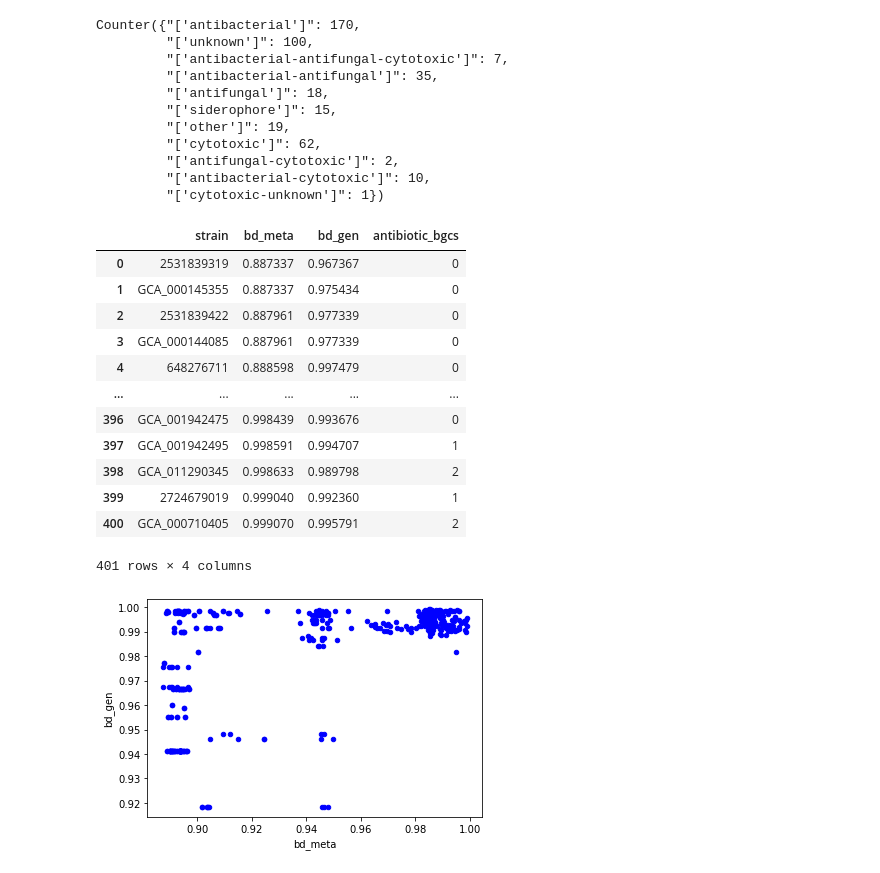
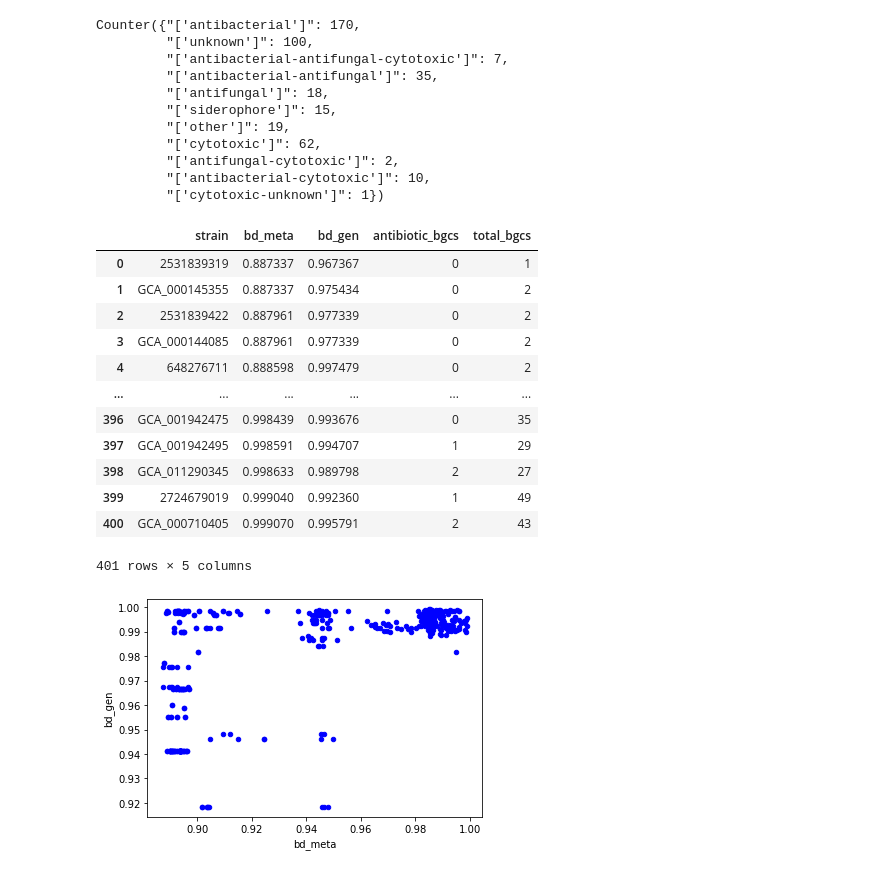
Before and after one commit to tiagolbiotech/BioGeneClassifier, a Jupyter notebook: notebook5-BioGeneClassifier-PoDP-220624.ipynb, the cells around one changed output. Drawn from its saved outputs; the diff is of its cells as text; code cells hidden in the pictures.

```diff
--- a/notebook5-BioGeneClassifier-PoDP-220624.ipynb
+++ b/notebook5-BioGeneClassifier-PoDP-220624.ipynb
@@ -888,35 +890,41 @@ Counter({"['antibacterial']": 170,
          "['antibacterial-cytotoxic']": 10,
          "['cytotoxic-unknown']": 1})
 # %%
-antib_count_col = []
+antib_count_col,total_bgcs = [],[]
 
 for i,r in diversity_df.iterrows():
     glob_files = glob.glob("/Volumes/TFL210426/tiago2022/%s.fasta_output_results/*region*.gbk"%r['strain'])
     count = 0
+    total_count = 0
     for filepath in glob_files:
+        total_count += 1
         bgc = os.path.basename(filepath).split('.gbk')[0]
         if bgc in predicted_bio_dict:
             if 'antibacterial' in predicted_bio_dict[bgc]:
                 count += 1
     antib_count_col.append(count)
+    total_bgcs.append(total_count)
 
 diversity_df['antibiotic_bgcs'] = antib_count_col
+diversity_df['total_bgcs'] = total_bgcs
+
+
 
 diversity_df
 # %% [output]
-|  | strain | bd_meta | bd_gen | antibiotic_bgcs |
-| 0 | 2531839319 | 0.887337 | 0.967367 | 0 |
-| 1 | GCA_000145355 | 0.887337 | 0.975434 | 0 |
-| 2 | 2531839422 | 0.887961 | 0.977339 | 0 |
-| 3 | GCA_000144085 | 0.887961 | 0.977339 | 0 |
-| 4 | 648276711 | 0.888598 | 0.997479 | 0 |
-| ... | ... | ... | ... | ... |
-| 396 | GCA_001942475 | 0.998439 | 0.993676 | 0 |
-| 397 | GCA_001942495 | 0.998591 | 0.994707 | 1 |
-| 398 | GCA_011290345 | 0.998633 | 0.989798 | 2 |
-| 399 | 2724679019 | 0.999040 | 0.992360 | 1 |
-| 400 | GCA_000710405 | 0.999070 | 0.995791 | 2 |
+|  | strain | bd_meta | bd_gen | antibiotic_bgcs | total_bgcs |
+| 0 | 2531839319 | 0.887337 | 0.967367 | 0 | 1 |
+| 1 | GCA_000145355 | 0.887337 | 0.975434 | 0 | 2 |
+| 2 | 2531839422 | 0.887961 | 0.977339 | 0 | 2 |
+| 3 | GCA_000144085 | 0.887961 | 0.977339 | 0 | 2 |
+| 4 | 648276711 | 0.888598 | 0.997479 | 0 | 2 |
+| ... | ... | ... | ... | ... | ... |
+| 396 | GCA_001942475 | 0.998439 | 0.993676 | 0 | 35 |
+| 397 | GCA_001942495 | 0.998591 | 0.994707 | 1 | 29 |
+| 398 | GCA_011290345 | 0.998633 | 0.989798 | 2 | 27 |
+| 399 | 2724679019 | 0.999040 | 0.992360 | 1 | 49 |
+| 400 | GCA_000710405 | 0.999070 | 0.995791 | 2 | 43 |
-401 rows × 4 columns
+401 rows × 5 columns
 # %%
 ax1 = diversity_df.plot.scatter(x='bd_meta',y='bd_gen',c='Blue')
 # %% [output]
```
Also changed, not shown: parts of 8 cells of this notebook.
